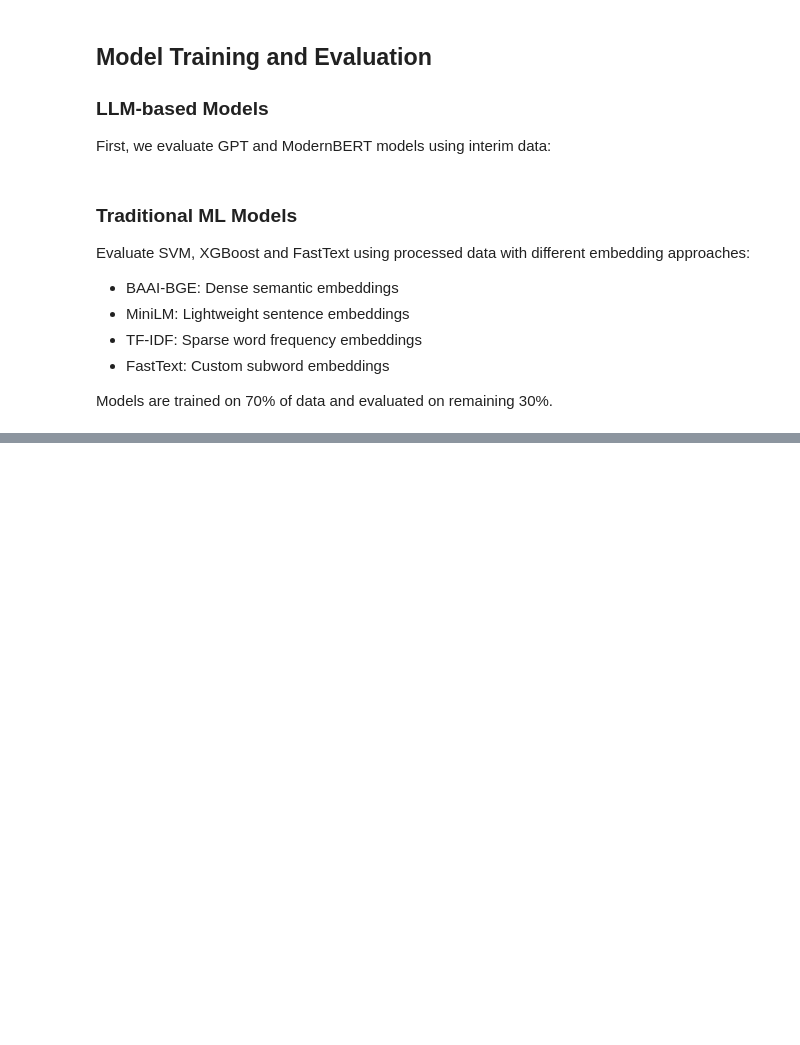
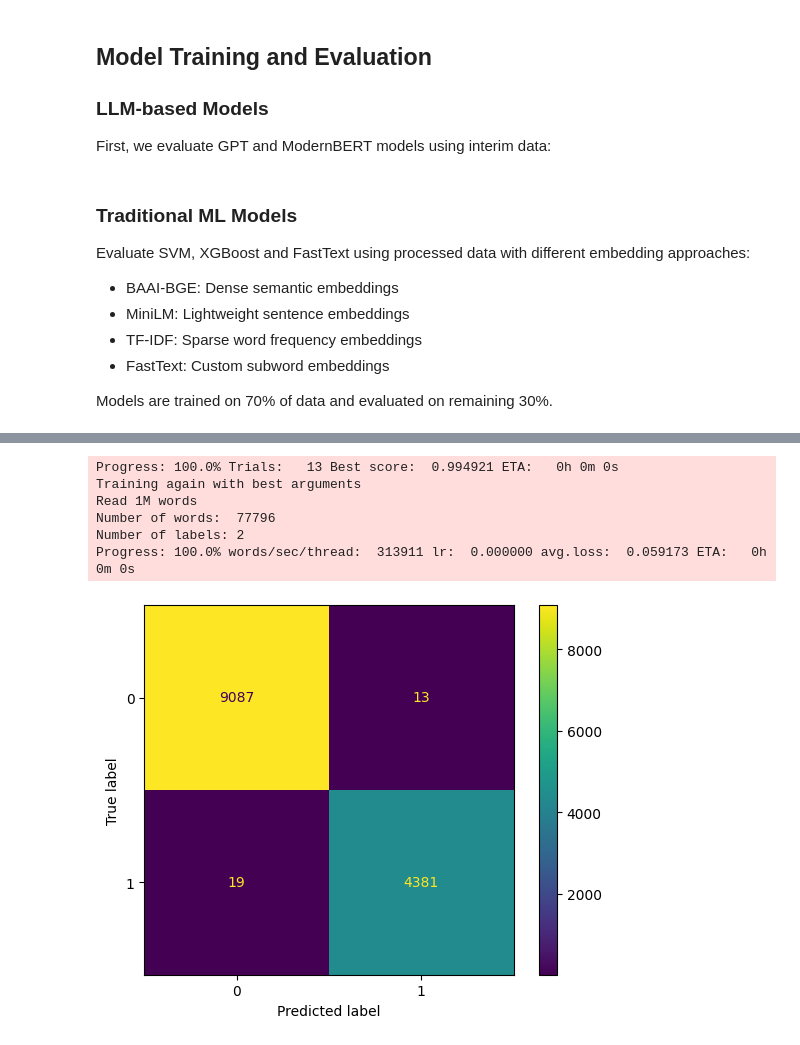
Before and after one commit to riso1410/guarded-query-router, a Jupyter notebook: notebooks/03_training.ipynb, the cells around one changed output, grey strips where cells are left out. Drawn from its saved outputs; the diff is of its cells as text; code cells hidden in the pictures; blank space fills up the shorter version.

```diff
--- a/notebooks/03_training.ipynb
+++ b/notebooks/03_training.ipynb
@@ -84,8 +98,8 @@ finance_dataset = create_domain_dataset(
 )
 
 datasets = {
-    "law": law_dataset,
-    "healthcare": healthcare_dataset,
+   # "law": law_dataset,
+   # "healthcare": healthcare_dataset,
     "finance": finance_dataset,
 }
 # %%
@@ -133,6 +147,4 @@ mini_embedding = TextEmbedding(
 
 tfidf_embedding = TfidfVectorizer(
     max_features=20_000,
-    stop_words="english",
-    lowercase=True,
 )
@@ -191,7 +212,8 @@ for domain, dataset in datasets_interim.items():
             embed_model="qwen-base",
             cost=llm_classifier.cost,
             latency=test_latency,
-            train_acc=test_acc
+            train_acc=test_acc,
+            training=True,
         )
 
         llm_classifier.save_model(f"models/qwen2.5:14b_{domain}.json")
@@ -227,7 +249,8 @@ for domain, dataset in datasets_interim.items():
             model_name="modernbert",
             embed_model="bert-base",
             latency=mean_prediction_time,
-            train_acc=test_acc
+            train_acc=test_acc,
+            training=True,
         )
     except Exception as e:
         print(f"Error running ModernBERT model: {e}")
@@ -260,6 +286,7 @@ for domain, dataset in datasets.items():
     prediction_times = []
 
     for model_name, embedding_model in embedding_models.items():
+        break
         embed_times: float = None
 
         # Add timing for embedding creation
@@ -271,6 +298,7 @@ for domain, dataset in datasets.items():
                 pickle.dump(embedding_model, f)
 
             start_time = time.perf_counter_ns()
+            # Convert sparse matrices to dense for consistency
             train_embeds = embedding_model.transform(train_data["prompt"])
             test_embeds = embedding_model.transform(test_data["prompt"])
             end_time = time.perf_counter_ns()
@@ -284,6 +312,12 @@ for domain, dataset in datasets.items():
             embed_times = end_time - start_time
 
         mean_embed_time = embed_times / len(train_data + test_data)
+
+        # Verify shapes
+        print(f"Training {model_name} embeddings on {domain} domain")
+        print(f"Train shape: {train_embeds.shape}, Test shape: {test_embeds.shape}")
+        print(type(train_embeds))
+
         try:
             # Train and evaluate SVM model
             train_and_evaluate_model(
@@ -295,7 +329,8 @@ for domain, dataset in datasets.items():
                 domain=domain,
                 embed_model=model_name,
                 save_path=f"models/SVM_{domain}_{model_name}.pkl",
-                embedding_time=mean_embed_time  # Pass the embedding time
+                embedding_time=mean_embed_time,
+                training=True,
             )
         except Exception as e:
             print(f"Error running SVM model: {e}")
@@ -311,7 +346,8 @@ for domain, dataset in datasets.items():
                 domain=domain,
                 embed_model=model_name,
                 save_path=f"models/XGBoost_{domain}_{model_name}.json",
-                embedding_time=mean_embed_time  # Pass the embedding time
+                embedding_time=mean_embed_time,
+                training=True,
             )
         except Exception as e:
             print(f"Error running XGBoost model: {e}")
@@ -334,30 +370,39 @@ for domain, dataset in datasets.items():
             query = text.replace("\n", "")
 
             start_time = time.perf_counter_ns()
             prediction = fasttext_classifier.model.predict(query)
             end_time = time.perf_counter_ns()
 
             prediction_times.append(end_time - start_time)
 
             if prediction[0][0] == "__label__1":
                 predictions.append(1)
             else:
                 predictions.append(0)
 
             actuals.append(row["label"])
 
         mean_prediction_time = statistics.mean(prediction_times)
 
         evaluate_run(
             predictions,
             true_labels=actuals,
             domain=domain,
             model_name="fastText",
             embed_model="fastText",
             latency=mean_prediction_time,
             train_acc=train_acc,
+            training=True,
         )
 
         fasttext_classifier.model.save_model(f"models/fastText_{domain}_fasttext.bin")
     except Exception as e:
         print(f"Error running fastText model: {e}")
+# %% [output]
+Progress: 100.0% Trials:   13 Best score:  0.994921 ETA:   0h 0m 0s
+Training again with best arguments
+Read 1M words
+Number of words:  77796
+Number of labels: 2
+Progress: 100.0% words/sec/thread:  313911 lr:  0.000000 avg.loss:  0.059173 ETA:   0h 0m 0s
+[figure, added]
```
Also changed, not shown: parts of 7 cells of this notebook, 29 other files.
